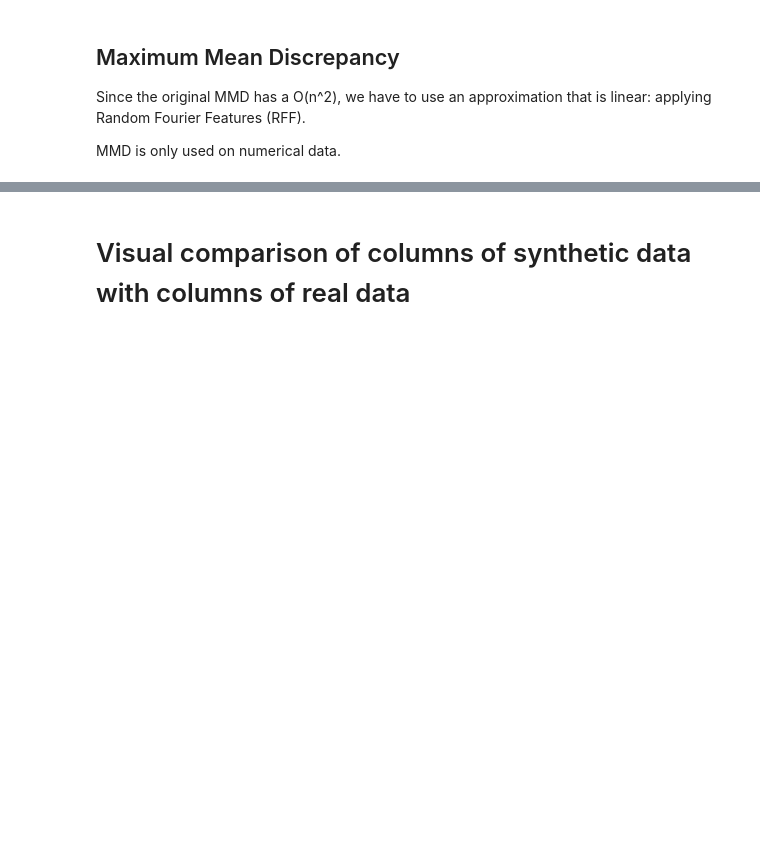
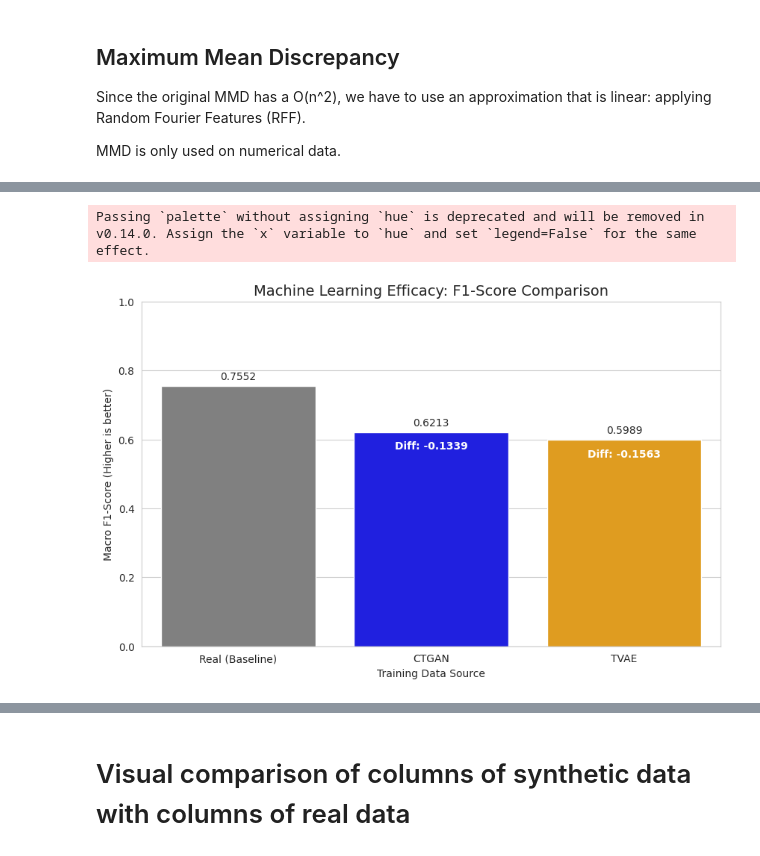
Before and after one commit to TinyClayMan/unibo_ethics_ai, a Jupyter notebook: Synthetic_Data_with_CTGAN_and_TVAE.ipynb, the cells around one changed output, grey strips where cells are left out. Saved outputs shown, nothing was run; the diff lists cells and outputs as text; code cells hidden in the pictures; blank space fills up the shorter version.

```diff
--- a/Synthetic_Data_with_CTGAN_and_TVAE.ipynb
+++ b/Synthetic_Data_with_CTGAN_and_TVAE.ipynb
@@ -482,0 +580,7 @@ plt.show()
+# %%
+# Calculate for TVAE
+b_tv, s_tv, diff_tv = calculate_f1_efficacy(real_data, tvae_synth_data)
+print(f"\n--- TVAE F1 Efficacy (Target: 'label') ---")
+print(f"Baseline (Real-on-Real) F1: {b_tv:.4f}")
+print(f"Synthetic (Synth-on-Real) F1: {s_tv:.4f}")
+print(f"Difference: {diff_tv:.4f}")
@@ -482,0 +595,39 @@ plt.show()
+# %%
+import matplotlib.pyplot as plt
+import seaborn as sns
+import pandas as pd
+
+# Data from previous calculations
+f1_data = {
+    'Model': ['Real (Baseline)', 'CTGAN', 'TVAE'],
+    'F1-Score': [b_ct, s_ct, s_tv]
+}
+df_f1 = pd.DataFrame(f1_data)
+
+plt.figure(figsize=(10, 6))
+sns.set_style("whitegrid")
+
+# Create the bar plot
+ax = sns.barplot(x='Model', y='F1-Score', data=df_f1, palette=['gray', 'blue', 'orange'])
+
+# Add annotations for the values and differences
+for p in ax.patches:
+    ax.annotate(format(p.get_height(), '.4f'),
+                   (p.get_x() + p.get_width() / 2., p.get_height()),
+                   ha = 'center', va = 'center',
+                   xytext = (0, 9),
+                   textcoords = 'offset points')
+
+plt.title("Machine Learning Efficacy: F1-Score Comparison", fontsize=14)
+plt.ylim(0, 1.0)
+plt.ylabel("Macro F1-Score (Higher is better)")
+plt.xlabel("Training Data Source")
+
+# Annotate the gaps
+plt.text(1, s_ct - 0.05, f"Diff: -{diff_ct:.4f}", color='white', fontweight='bold', ha='center')
+plt.text(2, s_tv - 0.05, f"Diff: -{diff_tv:.4f}", color='white', fontweight='bold', ha='center')
+
+plt.show()
+# %% [output]
+Passing `palette` without assigning `hue` is deprecated and will be removed in v0.14.0. Assign the `x` variable to `hue` and set `legend=False` for the same effect.
+[figure, added]
```
Also changed, not shown: parts of 60 cells of this notebook.
